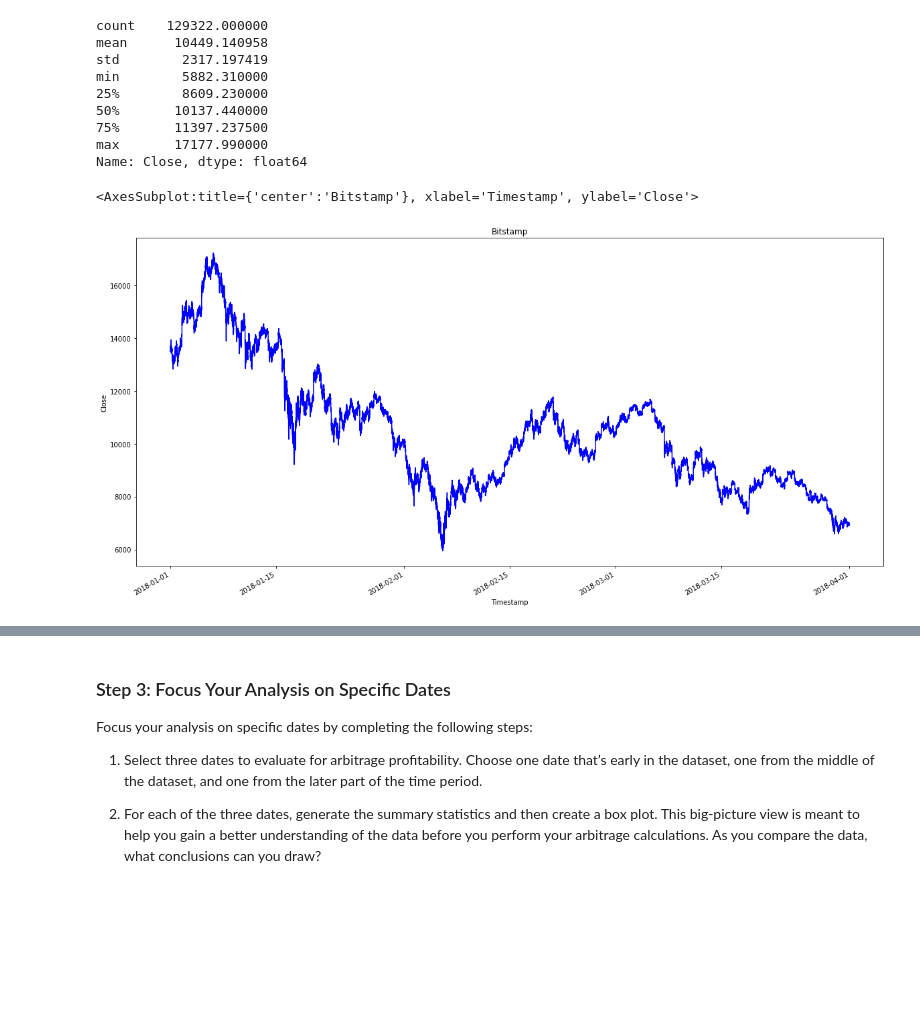
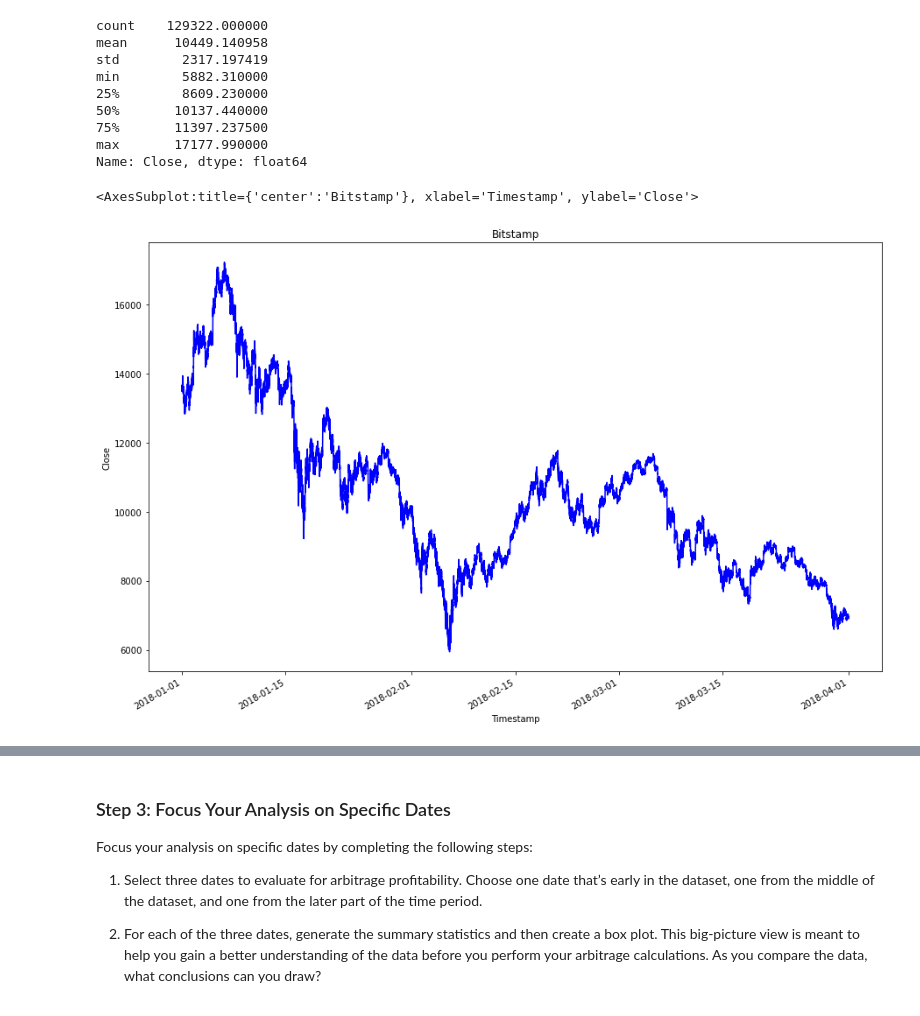
Before and after one commit to jpweldon/Module_3_Challenge, a Jupyter notebook: crypto_arbitrage.ipynb, the cells around one changed output, grey strips where cells are left out. Drawn from its saved outputs; the diff is of its cells as text; code cells hidden in the pictures; blank space fills up the shorter version.

```diff
--- a/crypto_arbitrage.ipynb
+++ b/crypto_arbitrage.ipynb
@@ -234,10 +328,10 @@ Name: Close, dtype: float64
 # %%
 # Create a line plot for the bitstamp DataFrame for the full length of time in the dataset
 # Be sure that the figure size, title, and color are tailored to each visualization
-bitstamp_sliced.plot(figsize=(20, 10), fontsize='10', ylabel='Close', color='blue', title='Bitstamp')
+bitstamp_sliced.plot(figsize=(15, 10), title='Bitstamp', color='blue', ylabel='Close')
 # %% [output]
 <AxesSubplot:title={'center':'Bitstamp'}, xlabel='Timestamp', ylabel='Close'>
-[figure, old version]
+[figure, new version]
 # %%
 # Create a line plot for the coinbase DataFrame for the full length of time in the dataset
 # Be sure that the figure size, title, and color are tailored to each visualization
```
Also changed, not shown: parts of 28 cells of this notebook.
